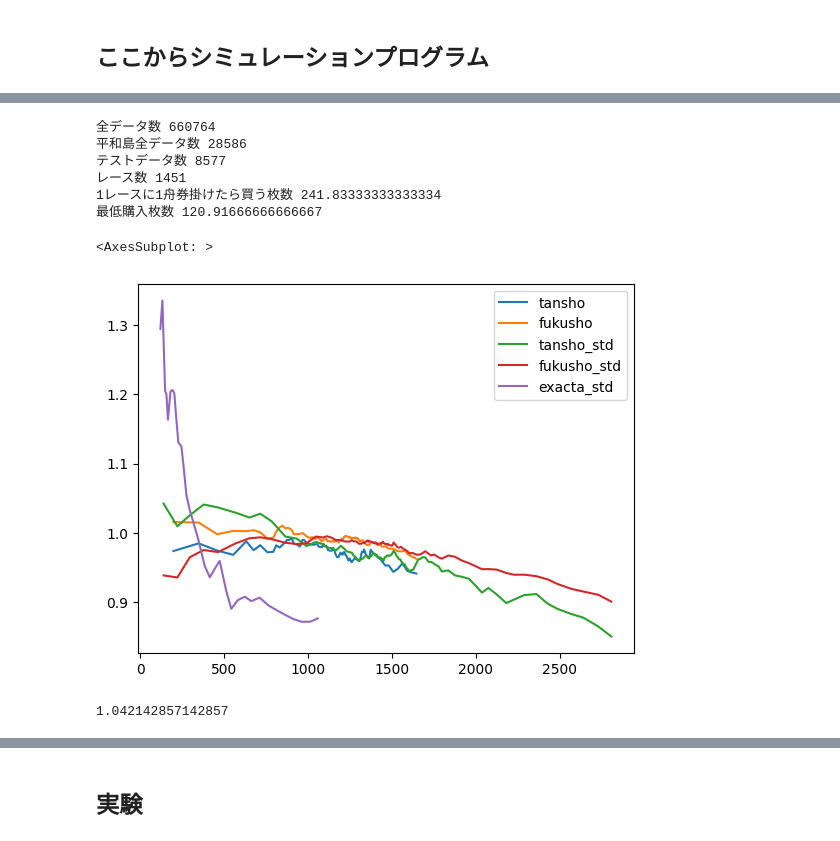
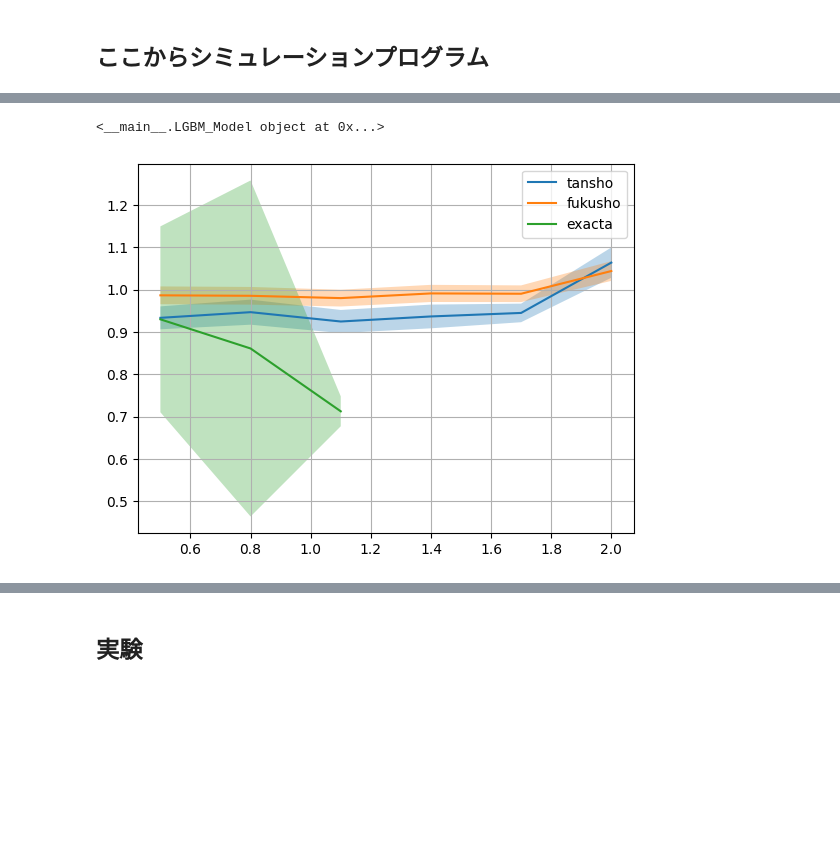
Before and after one commit to sakokazuki/kyotei-ai, a Jupyter notebook: main.ipynb, the cells around one changed output, grey strips where cells are left out. Saved outputs shown, nothing was run; the diff lists cells and outputs as text; code cells hidden in the pictures; blank space fills up the shorter version.

```diff
--- a/main.ipynb
+++ b/main.ipynb
@@ -61,4 +229,4 @@ return_table = rt.ReturnTable(data_tables.return_t)
 race_d = race_results.generate_categorical()
 
 # 会場で絞ってみる
-race_d = utils.filter_stadium(race_d, 'OMR')
+# race_d = utils.filter_stadium(race_d, 'HWJ')
@@ -105,0 +233,12 @@ me_t = mev.ModelEvaluator(lgb_clf, return_table.data_p, std=True)
+# %%
+# pcikleから生成
+# models = LGBM_Models.create_from_pickle(race_d)
+
+# デバッグ用一時ファイルを生成
+# models = LGBM_Models.create_temp(race_d, ['BWK']).opt_params_df
+
+# デバッグ用一時ファイルから生成
+models = LGBM_Models.create_from_temp_pickle(race_d)
+
+# 最初から生成
+# models = LGBM_Models.create_init(race_d)
@@ -131,3 +273,17 @@ syusso_table:テスト成功
+# %%
+importlib.reload(mev)
+# テストモデルのレース数 / 6船 = 1レースに1枚買った枚数
+# それに0.7(適当)掛けた枚数を最低購入数とする
+# min_buy_num = len(lgb_model.X_test.index.unique())/6 * 0.5
+# print("テストデータ数", len(lgb_model.X_test))
+# print("レース数", len(lgb_model.X_test.index.unique()))
+# print("1レースに1舟券掛けたら買う枚数", len(lgb_model.X_test.index.unique())/6)
+# print("最低購入枚数", min_buy_num)
+
+gain = mev.Gain2(models, 'BWK', return_table.data_p, lower=0, n_samples=100)
+# gain = mev.Gain(me, lgb_model.X_test, return_table.data_p, lower=0, n_samples=100)
+# %% [output]
+<__main__.LGBM_Model object at 0x...>
 # %%
 # 行数省略用ユーティリティ
 # utils.begin_display_row_num()
@@ -138,41 +291,11 @@ syusso_table:テスト成功
-# %%
-# テストモデルのレース数 / 6船 = 1レースに1枚買った枚数
-# それに0.7(適当)掛けた枚数を最低購入数とする
-min_buy_num = len(X_test.index.unique())/6 * 0.5
-print("全データ数", len(race_results.data_p))
-print("平和島全データ数", len(race_d))
-print("テストデータ数", len(X_test))
-print("レース数", len(X_test.index.unique()))
-print("1レースに1舟券掛けたら買う枚数", len(X_test.index.unique())/6)
-print("最低購入枚数", min_buy_num)
-
-gain_f = mev.Gain(me_f, X_test, test, return_table.data_p, lower=min_buy_num, n_samples=100)
-gain_t = mev.Gain(me_t, X_test, test, return_table.data_p, lower=min_buy_num, n_samples=100)
-# %% [output]
-全データ数 660764
-平和島全データ数 28586
-テストデータ数 8577
-レース数 1451
-1レースに1舟券掛けたら買う枚数 241.83333333333334
-最低購入枚数 120.91666666666667
 # %%
 importlib.reload(mev)
-gain_f_tansho = gain_f.calc_return(mev.win_return)
-gain_f_fukusho = gain_f.calc_return(mev.place_return)
-gain_t_tansho = gain_t.calc_return(mev.win_return)
-gain_t_fukusho = gain_t.calc_return(mev.place_return)
-gain_t_exacta = gain_t.calc_return(mev.exacta_return)
+gain_tansho = gain.calc_return(mev.win_return)
+gain_fukusho = gain.calc_return(mev.place_return)
+gain_exacta = gain.calc_return(mev.exacta_return)
+
+plot(gain_tansho, 'tansho')
+plot(gain_fukusho, 'fukusho')
+plot(gain_exacta, 'exacta')
+# %% [output]
+[figure, added]
-# %%
-gain_f_tansho.rename('tansho').plot(legend=True)
-gain_f_fukusho.rename('fukusho').plot(legend=True)
-gain_t_tansho.rename('tansho_std').plot(legend=True)
-gain_t_fukusho.rename('fukusho_std').plot(legend=True)
-gain_t_exacta.rename('exacta_std').plot(legend=True)
-# %% [output]
-<AxesSubplot: >
-[figure, removed]
-# %%
-# 回収率の最大値
-gain_t_tansho.max()
-# %% [output]
-1.042142857142857
```
Also changed, not shown: parts of 17 cells of this notebook, 4 other files.
